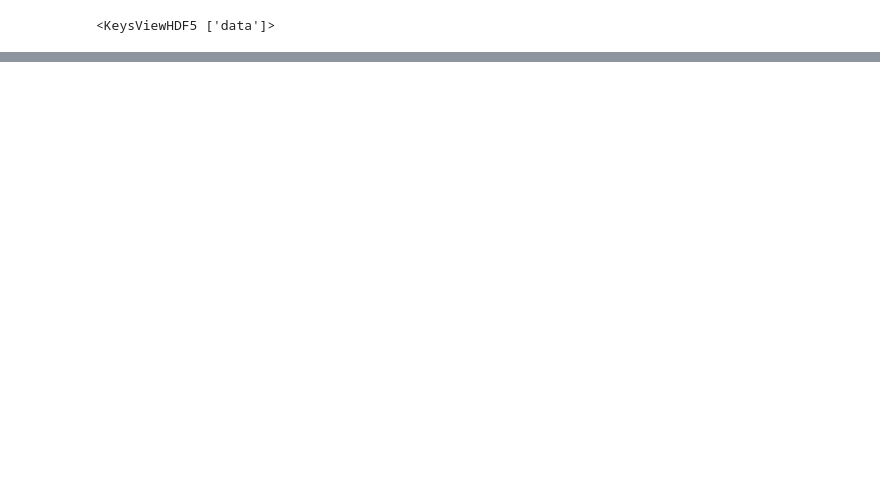
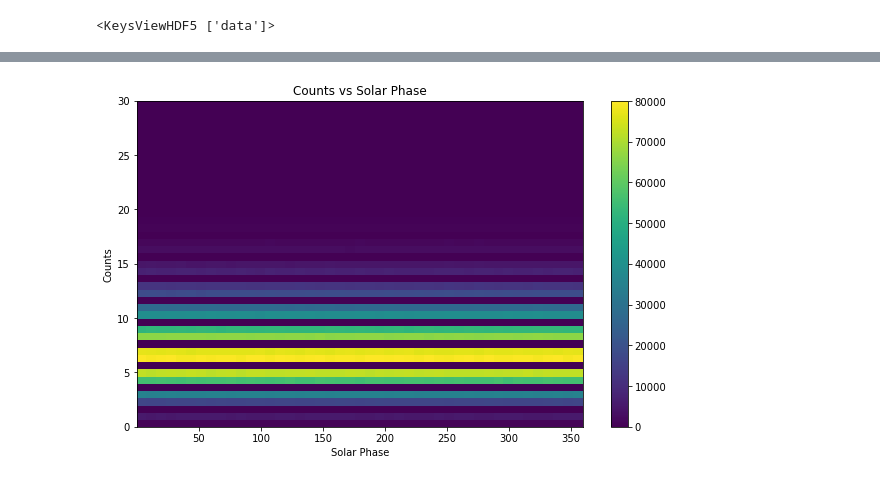
Before and after one commit to maria8ch/Phys434_BigData, a Jupyter notebook: Chernyavskaya_Report4.ipynb, the cells around one changed output, grey strips where cells are left out. Cells and saved outputs as stored; diff of their text form; code cells hidden in the pictures; blank space fills up the shorter version.

```diff
--- a/Chernyavskaya_Report4.ipynb
+++ b/Chernyavskaya_Report4.ipynb
@@ -295,0 +75,8 @@ NameError: name 'statistics' is not defined
+# %%
+h = plt.hist2d(phase, counts, 45)
+plt.xlabel('Solar Phase')
+plt.ylabel('Counts')
+plt.title('Counts vs Solar Phase')
+plt.colorbar(h[3]);
+# %% [output]
+[figure, added]
```
Also changed, not shown: parts of 74 cells of this notebook.
